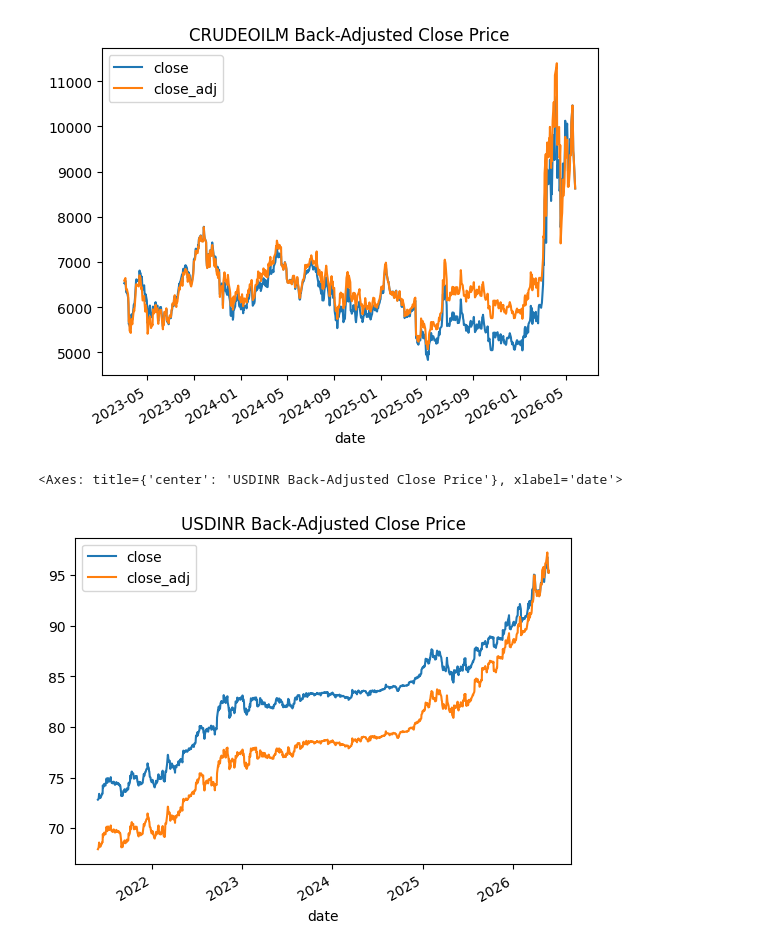
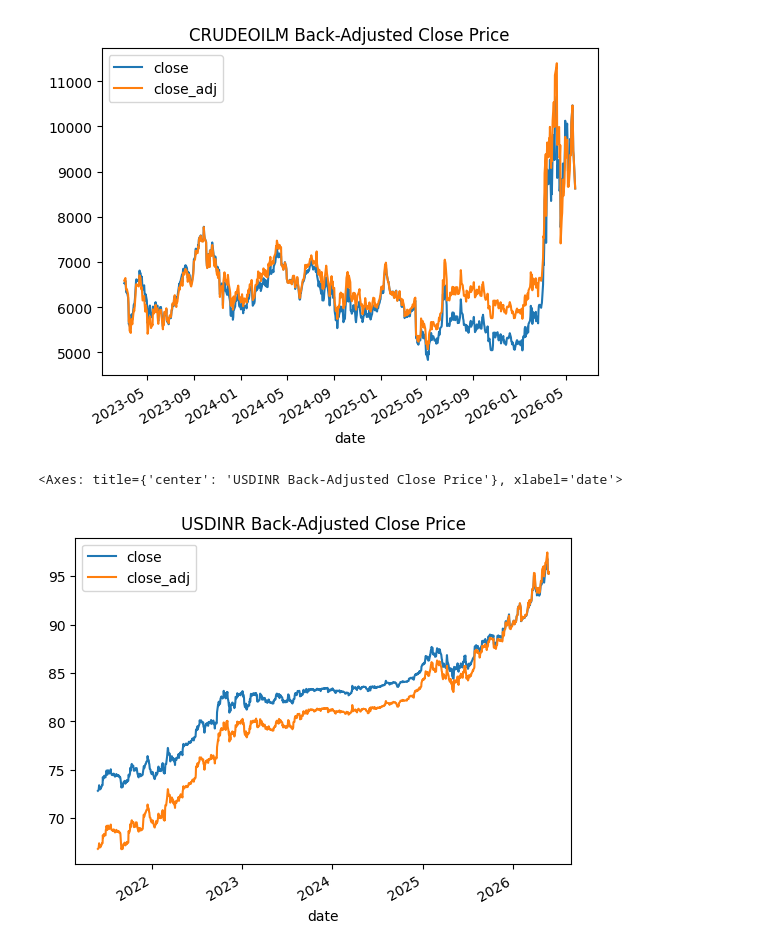
Before and after one commit to harsha-vardhan-v/algorithmic-trading, a Jupyter notebook: backtest.ipynb, the cells around one changed output. Drawn from its saved outputs; the diff is of its cells as text; code cells hidden in the pictures.

Commit message:
Completed backadjustment

```diff
--- a/backtest.ipynb
+++ b/backtest.ipynb
@@ -228,8 +294,19 @@ def backadjust_expiry_fixed_day(df, expiry_day, date_col="date", price_col="clos
 # %% [markdown]
 This function keeps the expiry day as two days before the last trading day of every month. This is useful for CDS contracts.
 # %%
-def backadjust_two_days_before_last(df, date_col="date", price_col="close", adj_col="close_adj"):
-    """Additive back-adjustment using the second-to-last trading day of each month."""
+def backadjust_n_days_before_last(df, n_days_before_last=2, date_col="date", price_col="close", adj_col="close_adj"):
+    """Additive back-adjustment using the n-th trading day before the last trading day of each month.
+
+    Args:
+        df: input DataFrame containing date and price columns.
+        n_days_before_last: 0 means last trading day, 1 means second-to-last, 2 means third-to-last, etc.
+        date_col: name of the date column.
+        price_col: name of the price column.
+        adj_col: output adjusted price column.
+    """
+    if n_days_before_last < 0:
+        raise ValueError("n_days_before_last must be >= 0")
+
     df = df.copy()
     df[date_col] = _normalize_datetime_series(df[date_col])
     df = df.sort_values(date_col).reset_index(drop=True)
@@ -242,11 +319,11 @@ def backadjust_two_days_before_last(df, date_col="date", price_col="close", adj_
     grouped = df.groupby([df[date_col].dt.year, df[date_col].dt.month])
 
     for (year, month), group in grouped:
-        if len(group) < 2:
+        if len(group) <= n_days_before_last:
             continue
 
-        second_last_date = group[date_col].nlargest(2).iloc[-1]
-        idx = df.index[df[date_col] == second_last_date]
+        target_date = group[date_col].nlargest(n_days_before_last + 1).iloc[-1]
+        idx = df.index[df[date_col] == target_date]
         if len(idx) == 0 or idx[0] == 0:
             continue
 
@@ -273,9 +350,9 @@ crudeoil_backadj.plot(x="date", y=["close", "close_adj"], title="CRUDEOILM Back-
 <Axes: title={'center': 'CRUDEOILM Back-Adjusted Close Price'}, xlabel='date'>
 [figure]
 # %%
-usdinr_backadj = backadjust_two_days_before_last(dfs['USDINR'])
+usdinr_backadj = backadjust_n_days_before_last(dfs['USDINR'], n_days_before_last=2)
 
 usdinr_backadj.plot(x="date", y=["close", "close_adj"], title="USDINR Back-Adjusted Close Price")
 # %% [output]
 <Axes: title={'center': 'USDINR Back-Adjusted Close Price'}, xlabel='date'>
-[figure, old version]
+[figure, new version]
```
Also changed, not shown: parts of 1 cell of this notebook, 1 other file.
